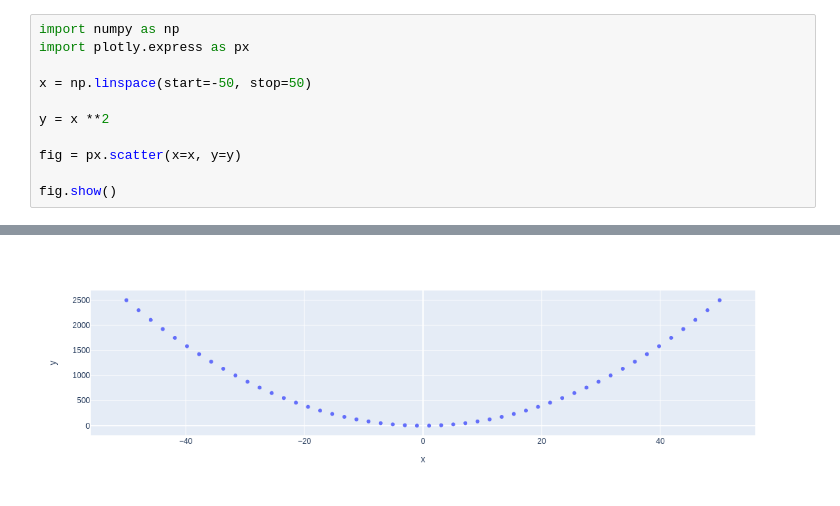
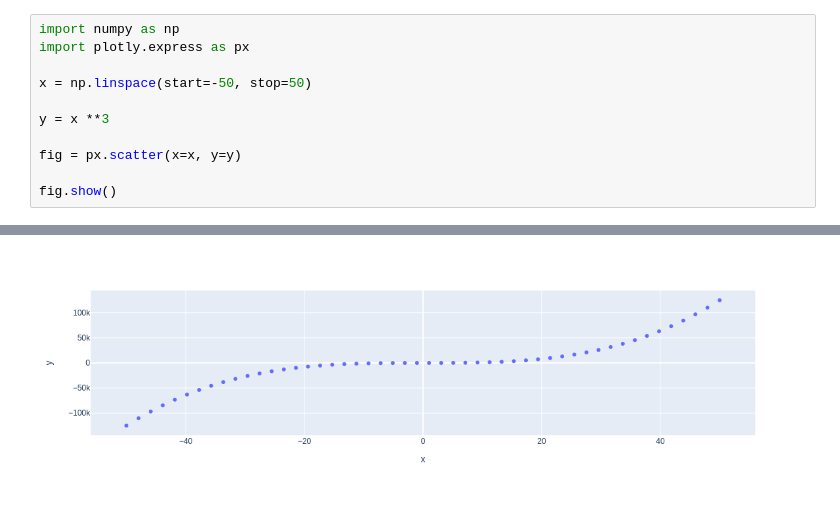
Before and after one commit to wangdemo2018/my-notebooks-repo, a Jupyter notebook: experiment1.ipynb, the cells around one changed output, grey strips where cells are left out. Cells and saved outputs as stored; diff of their text form.

```diff
--- a/experiment1.ipynb
+++ b/experiment1.ipynb
@@ -4,7 +4,7 @@ import plotly.express as px
 
 x = np.linspace(start=-50, stop=50)
 
-y = x **2
+y = x **3
 
 fig = px.scatter(x=x, y=y)
 
@@ -14 +13 @@ fig.show()
-[figure, old version]
+[figure, new version]
```
Also changed, not shown: parts of 1 cell of this notebook.
